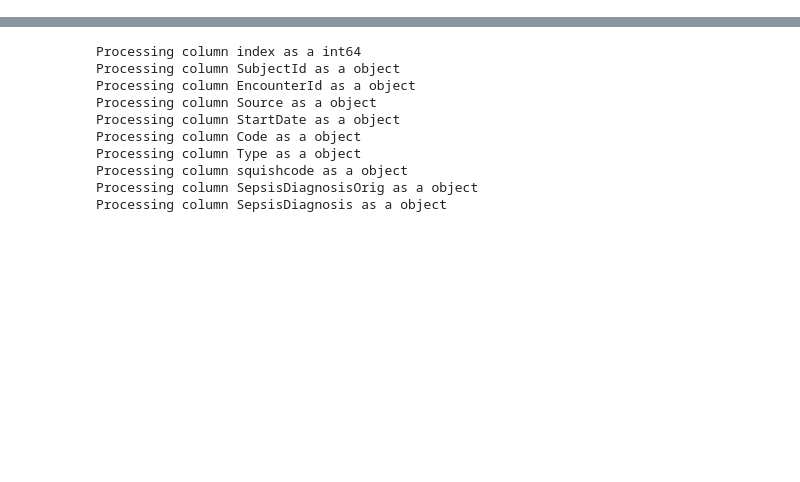
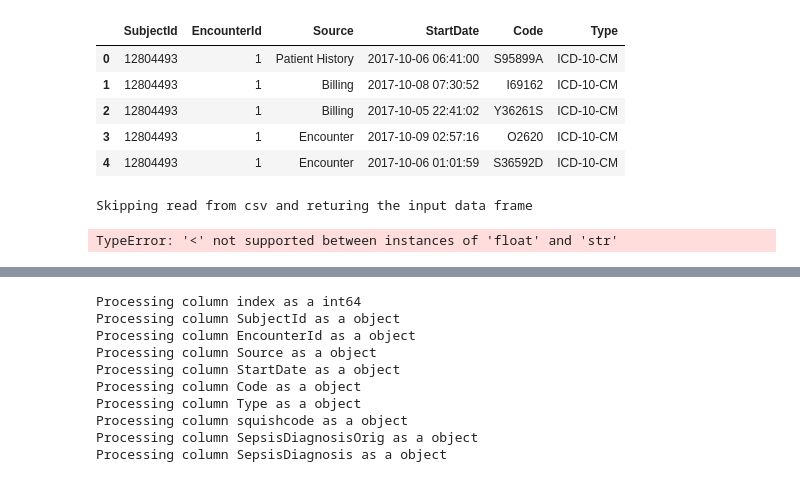
Before and after one commit to CUD2V/kungfauxpandas, a Jupyter notebook: sourcecode/python/kfp_test.ipynb, the cells around one changed output, grey strips where cells are left out. Saved outputs shown, nothing was run; the diff lists cells and outputs as text; code cells hidden in the pictures; blank space fills up the shorter version.

```diff
--- a/sourcecode/python/kfp_test.ipynb
+++ b/sourcecode/python/kfp_test.ipynb
@@ -28,7 +34,4 @@ df.head()
 # %%
 from importlib import reload
-from fakelite3 import KungFauxPanda
-
-kfpd = KungFauxPanda()
-fdf=kfpd.read_sql(sql,conn)
-fdf.sample(10)
+from kungfauxpandas import KungFauxPandas, TrivialPlugin, DataSynthesizerPlugin, KDEPlugin
+kfpd = KungFauxPandas()
@@ -56,0 +38,18 @@ Processing column SepsisDiagnosis as a object
+# %%
+kfpd.plugin = TrivialPlugin()
+fdf=kfpd.read_sql(sql,conn)
+fdf.head()
+# %% [output]
+|  | SubjectId | EncounterId | Source | StartDate | Code | Type |
+| 0 | 12804493 | 1 | Patient History | 2017-10-06 06:41:00 | S95899A | ICD-10-CM |
+| 1 | 12804493 | 1 | Billing | 2017-10-08 07:30:52 | I69162 | ICD-10-CM |
+| 2 | 12804493 | 1 | Billing | 2017-10-05 22:41:02 | Y36261S | ICD-10-CM |
+| 3 | 12804493 | 1 | Encounter | 2017-10-09 02:57:16 | O2620 | ICD-10-CM |
+| 4 | 12804493 | 1 | Encounter | 2017-10-06 01:01:59 | S36592D | ICD-10-CM |
+# %%
+kfpd.plugin = DataSynthesizerPlugin()
+fdf=kfpd.read_sql(sql,conn)
+fdf.head()
+# %% [output]
+Skipping read from csv and returing the input data frame
+TypeError: '<' not supported between instances of 'float' and 'str'
```
Also changed, not shown: parts of 6 cells of this notebook, 4 other files.
